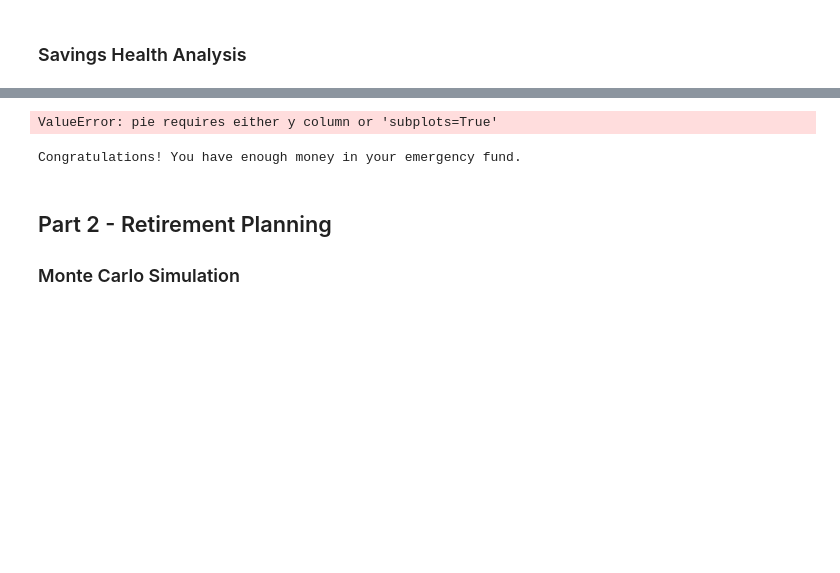
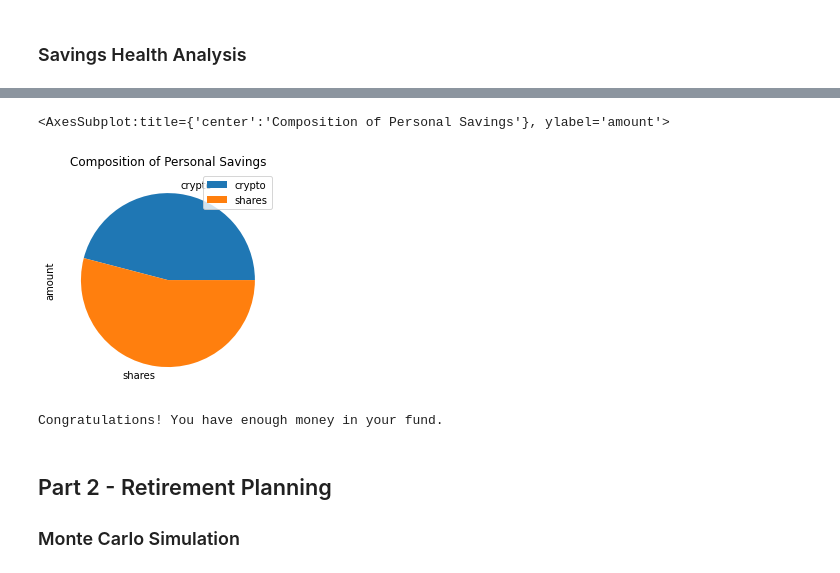
Before and after one commit to malrepos/Assignment---Module-05, a Jupyter notebook: financial-planner.ipynb, the cells around one changed output, grey strips where cells are left out. Saved outputs shown, nothing was run; the diff lists cells and outputs as text; code cells hidden in the pictures; blank space fills up the shorter version.

```diff
--- a/financial-planner.ipynb
+++ b/financial-planner.ipynb
@@ -278,20 +226,26 @@ display(df_savings)
 # %%
 # Plot savings pie chart
-# YOUR CODE HERE!
-df_savings.plot.pie(title="Composition of Personal Savings", ylabel="amount",)
+df_savings.plot.pie(title="Composition of Personal Savings", y="amount",)
 # %% [output]
-ValueError: pie requires either y column or 'subplots=True'
+<AxesSubplot:title={'center':'Composition of Personal Savings'}, ylabel='amount'>
+[figure, added]
-# %%
-# Set ideal emergency fund
-emergency_fund = monthly_income * 3
-
-# Calculate total amount of savings
-# YOUR CODE HERE!
-
-# Validate saving health
-# YOUR CODE HERE!
-# %% [output]
-Congratulations! You have enough money in your emergency fund.
+# %%
+# Set ideal emergency fund
+emergency_fund = monthly_income * 3
+
+# Calculate total amount of savings
+total_savings = df_savings['amount'].sum()
+
+# Validate saving health
+if total_savings > emergency_fund:
+    print("Congratulations! You have enough money in your fund.")
+elif total_savings == emergency_fund:
+    print("Congratulations! You have reached a financial goal! You now have enough money in your fund. Keep saving!")
+elif total_savings < emergency_fund:
+    remainder = emergency_fund-total_savings
+    print(f"You are almost there! You need another ${remainder:0.2f} in your savings. Don't give up now!")
+# %% [output]
+Congratulations! You have enough money in your fund.
 # %% [markdown]
 ## Part 2 - Retirement Planning
 
```
Also changed, not shown: parts of 31 cells of this notebook.
